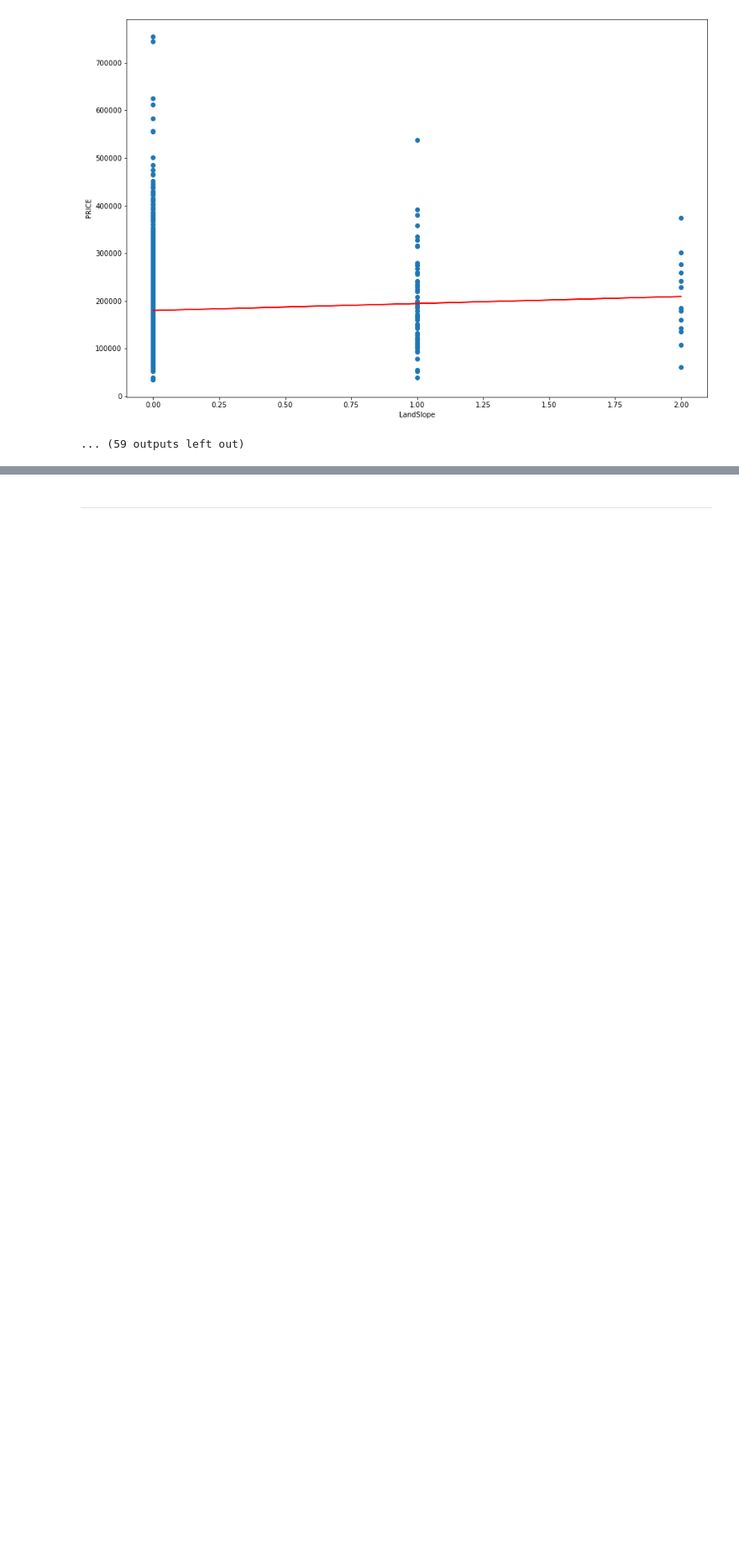
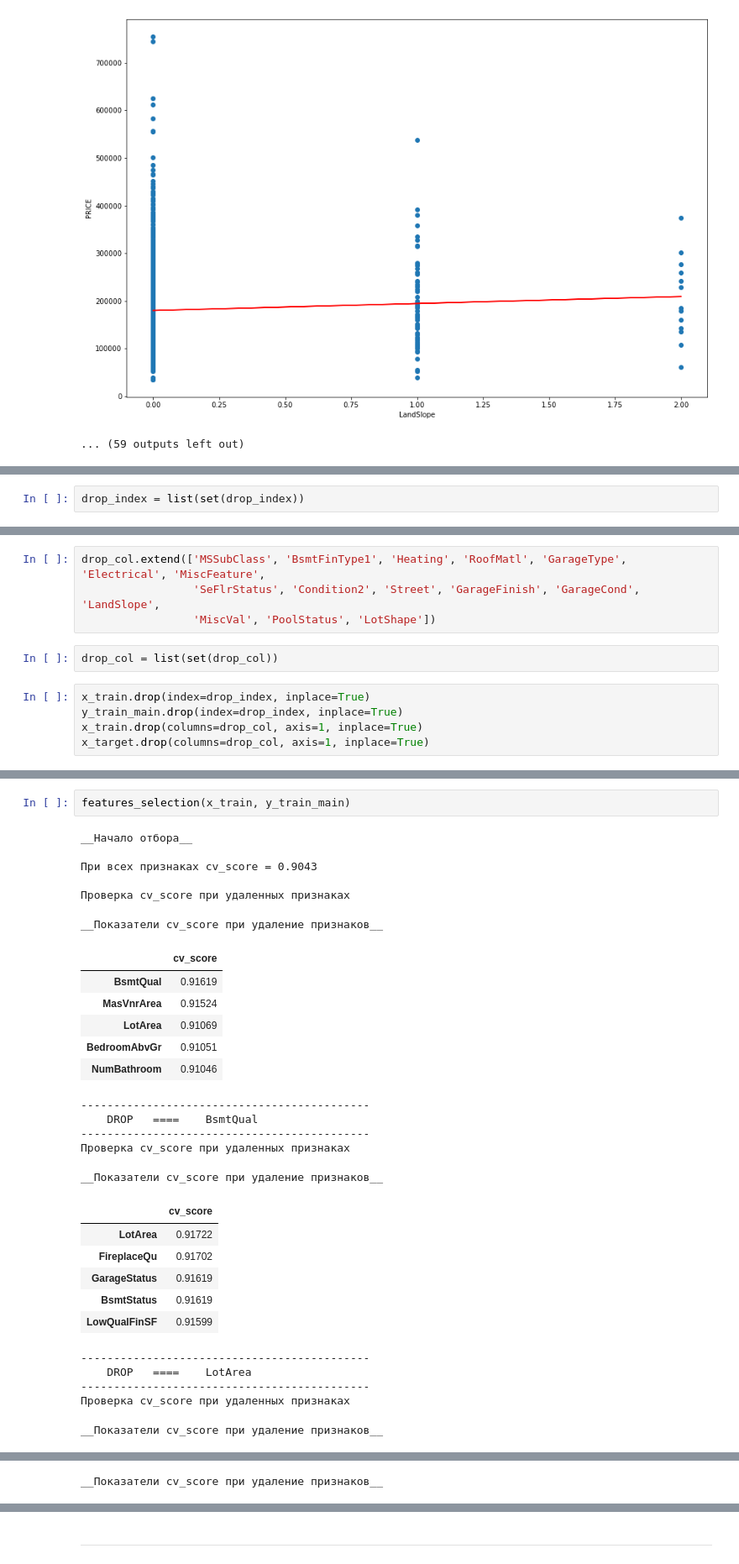
Before and after one commit to warshtayner/Housing_Prices_for_Kaggle, a Jupyter notebook: first_glance.ipynb, the cells around one changed output, grey strips where cells are left out. Shown at 84% size. Saved outputs shown, nothing was run; the diff lists cells and outputs as text; blank space fills up the shorter version.

Commit message:
drop_sign

```diff
--- a/first_glance.ipynb
+++ b/first_glance.ipynb
@@ -393,0 +372,2 @@ drop_col = ['Id','Utilities','PoolQC']
+# %%
+drop_index = list(set(drop_index))
@@ -393,0 +395,11 @@ drop_col = ['Id','Utilities','PoolQC']
+# %%
+drop_col.extend(['MSSubClass', 'BsmtFinType1', 'Heating', 'RoofMatl', 'GarageType', 'Electrical', 'MiscFeature',
+                 'SeFlrStatus', 'Condition2', 'Street', 'GarageFinish', 'GarageCond', 'LandSlope',
+                 'MiscVal', 'PoolStatus', 'LotShape'])
+# %%
+drop_col = list(set(drop_col))
+# %%
+x_train.drop(index=drop_index, inplace=True)
+y_train_main.drop(index=drop_index, inplace=True)
+x_train.drop(columns=drop_col, axis=1, inplace=True)
+x_target.drop(columns=drop_col, axis=1, inplace=True)
@@ -393,0 +457,31 @@ drop_col = ['Id','Utilities','PoolQC']
+# %%
+features_selection(x_train, y_train_main)
+# %% [output]
+__Начало отбора__
+
+При всех признаках cv_score = 0.9043
+
+Проверка cv_score при удаленных признаках
+__Показатели cv_score при удаление признаков__
+|  | cv_score |
+| BsmtQual | 0.91619 |
+| MasVnrArea | 0.91524 |
+| LotArea | 0.91069 |
+| BedroomAbvGr | 0.91051 |
+| NumBathroom | 0.91046 |
+--------------------------------------------
+    DROP   ====    BsmtQual
+--------------------------------------------
+Проверка cv_score при удаленных признаках
+__Показатели cv_score при удаление признаков__
+|  | cv_score |
+| LotArea | 0.91722 |
+| FireplaceQu | 0.91702 |
+| GarageStatus | 0.91619 |
+| BsmtStatus | 0.91619 |
+| LowQualFinSF | 0.91599 |
+--------------------------------------------
+    DROP   ====    LotArea
+--------------------------------------------
+Проверка cv_score при удаленных признаках
+__Показатели cv_score при удаление признаков__
@@ -393,0 +498 @@ drop_col = ['Id','Utilities','PoolQC']
+__Показатели cv_score при удаление признаков__
```
Also changed, not shown: parts of 14 cells of this notebook.
